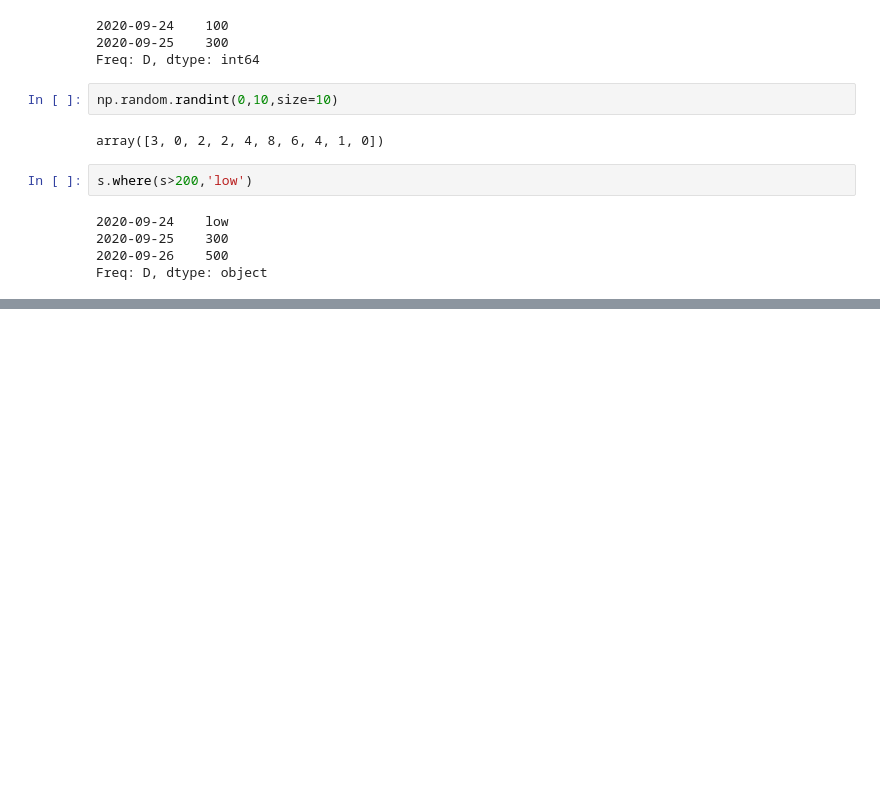
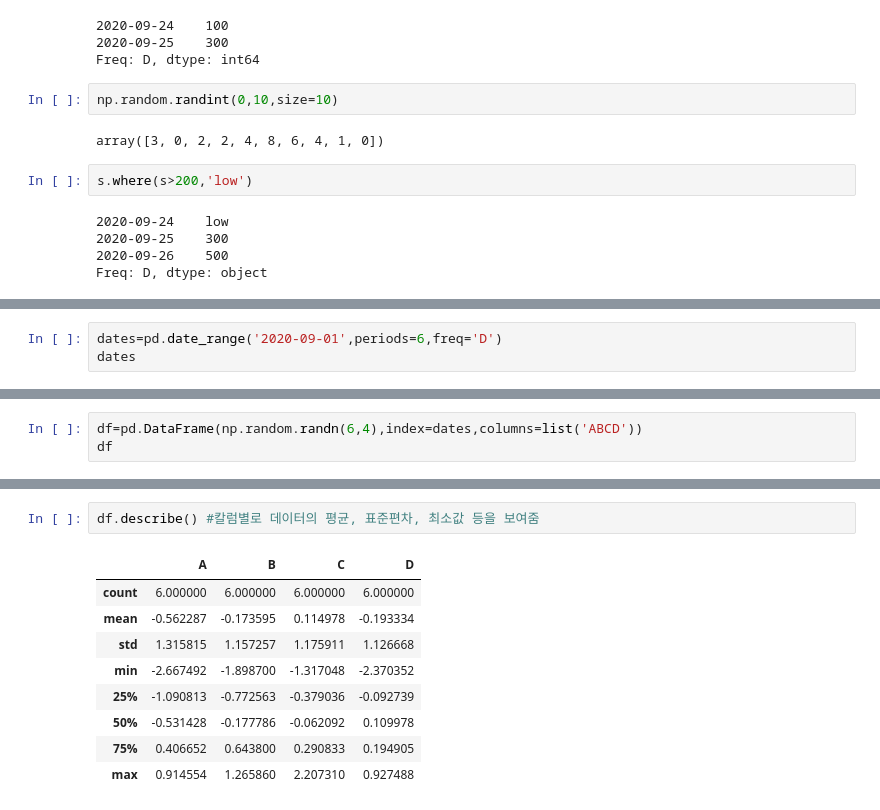
Before and after one commit to cchio74/forgemaster, a Jupyter notebook: lab03_LHC_pandas.ipynb, the cells around one changed output, grey strips where cells are left out. Saved outputs shown, nothing was run; the diff lists cells and outputs as text; blank space fills up the shorter version.

Commit message:
20201008_dataframe까지했음

```diff
--- a/lab03_LHC_pandas.ipynb
+++ b/lab03_LHC_pandas.ipynb
@@ -131,0 +310,3 @@ Freq: D, dtype: object
+# %%
+dates=pd.date_range('2020-09-01',periods=6,freq='D')
+dates
@@ -131,0 +390,3 @@ Freq: D, dtype: object
+# %%
+df=pd.DataFrame(np.random.randn(6,4),index=dates,columns=list('ABCD'))
+df
@@ -131,0 +497,12 @@ Freq: D, dtype: object
+# %%
+df.describe() #칼럼별로 데이터의 평균, 표준편차, 최소값 등을 보여줌
+# %% [output]
+|  | A | B | C | D |
+| count | 6.000000 | 6.000000 | 6.000000 | 6.000000 |
+| mean | -0.562287 | -0.173595 | 0.114978 | -0.193334 |
+| std | 1.315815 | 1.157257 | 1.175911 | 1.126668 |
+| min | -2.667492 | -1.898700 | -1.317048 | -2.370352 |
+| 25% | -1.090813 | -0.772563 | -0.379036 | -0.092739 |
+| 50% | -0.531428 | -0.177786 | -0.062092 | 0.109978 |
+| 75% | 0.406652 | 0.643800 | 0.290833 | 0.194905 |
+| max | 0.914554 | 1.265860 | 2.207310 | 0.927488 |
```
Also changed, not shown: parts of 62 cells of this notebook.
